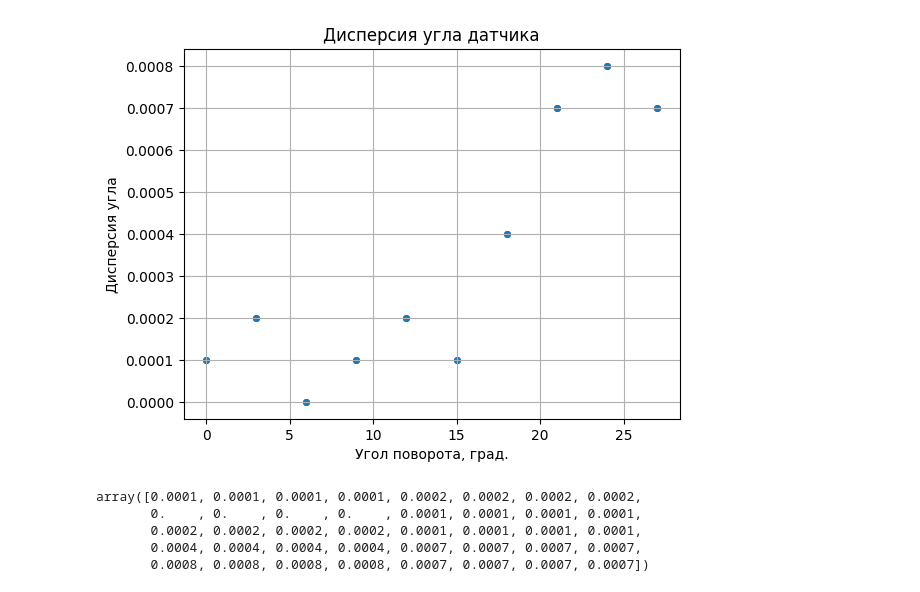
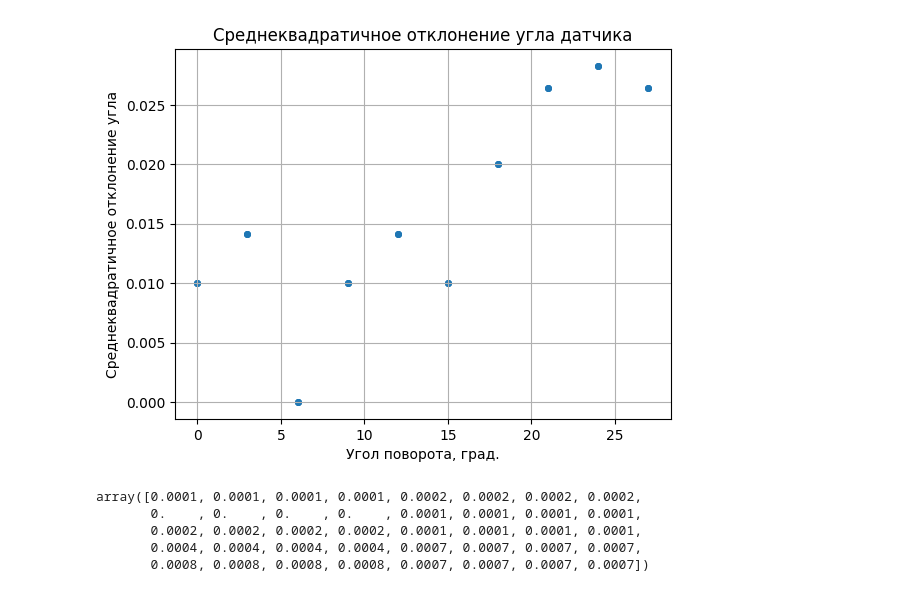
Before and after one commit to functiod/Calibrator, a Jupyter notebook: dsg/calibrator/data_processing/test.ipynb, the cells around one changed output. Cells and saved outputs as stored; diff of their text form; code cells hidden in the pictures.

```diff
--- a/dsg/calibrator/data_processing/test.ipynb
+++ b/dsg/calibrator/data_processing/test.ipynb
@@ -51,7 +51,9 @@ def plot_teor_exp_calib(df: pd.DataFrame) -> None:
     y: np.ndarray = calib_df['zenith angle'].to_numpy()
 
     fig, ax = plt.subplots()
-    ax.set_title('Thetta to radius')
+    ax.set_title('Зенитный угол датчика')
+    ax.set_xlabel('Угол поворта, град.')
+    ax.set_ylabel('Угол датчика, град.')
     plt.grid(True)
     plt.plot(x_new, y_new, '-', x, y, '.')
 
@@ -152,37 +154,37 @@ def read_calib_from_csv(file_path: str) -> pd.DataFrame:
 def get_coax_coords(df_calib: pd.DataFrame | str) -> dict:
     if isinstance(df_calib, pd.DataFrame):
         df: pd.DataFrame = df_calib
     elif isinstance(df_calib, str):
         df: pd.DataFrame = read_calib_from_csv(df_calib)
     else:
         raise Exception("Wrong DataFrame type")
     x, y = find_coax_x_y(df)
     center_coords_dict: dict = {
         'x coax' : x,
         'y coax' : y,
         'zenith coax' : find_zenith_coax(df)
     }
     return center_coords_dict
 
 df = pd.read_csv(r'D:\python_projects\Calibrator\utils\Intensity_tables\12-14-2023_17-31-16_Intensity.csv', sep='\t')
 def plot_exp_angle_dispersion(df_calib: pd.DataFrame | str) -> None:
     if isinstance(df_calib, pd.DataFrame):
         df: pd.DataFrame = df_calib
     elif isinstance(df_calib, str):
         df: pd.DataFrame = read_calib_from_csv(df_calib)
     else:
         raise Exception("Wrong DataFrame type")
     theor_zen_angle: np.ndarray = df['zenith angle'].to_numpy()
-    plt.scatter(theor_zen_angle, find_zen_angle_dispersion(df_calib), s=15)
+    plt.scatter(theor_zen_angle, np.sqrt(find_zen_angle_dispersion(df_calib)), s=15)
     plt.grid(True)
     plt.xlabel('Угол поворота, град.')
-    plt.ylabel('Дисперсия угла')
-    plt.title('Дисперсия угла датчика')
+    plt.ylabel('Среднеквадратичное отклонение угла')
+    plt.title('Среднеквадратичное отклонение угла датчика')
     plt.show()
 
 plot_exp_angle_dispersion(df)
 # %% [output]
-[figure, old version]
+[figure, new version]
 # %%
 df = pd.read_csv(r"D:\python_projects\Calibrator\utils\Intensity_tables\12-14-2023_17-31-16_Intensity.csv", sep='\t')
 dispersion_order: int = 2
```
Also changed, not shown: parts of 5 cells of this notebook, 1 other file.
